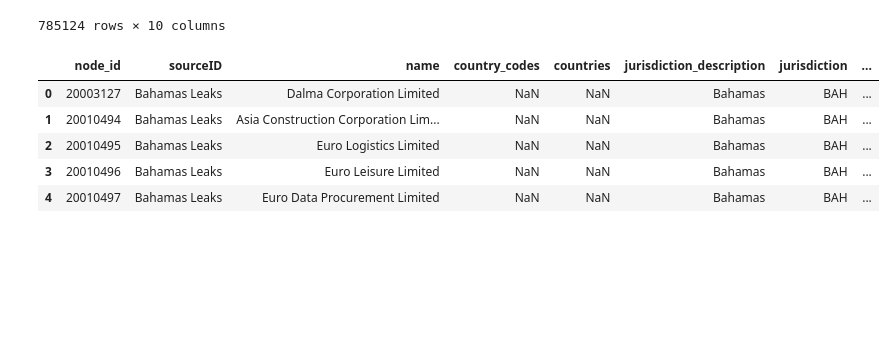
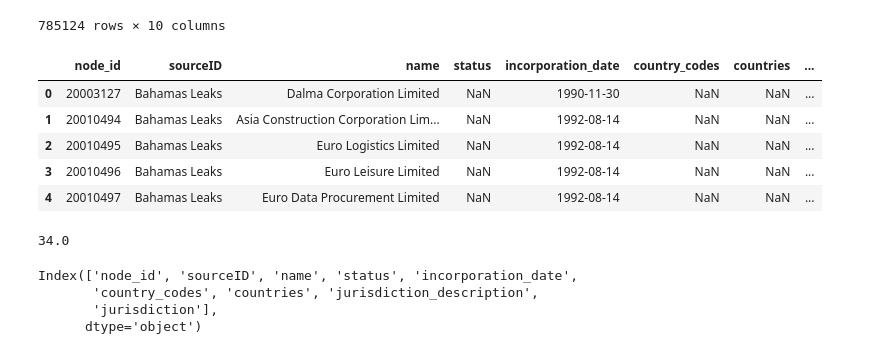
Before and after one commit to julielinx/icij_investigation, a Jupyter notebook: notebooks/07_entity_preprocessing.ipynb, the cells around one changed output. Cells and saved outputs as stored; diff of their text form; code cells hidden in the pictures; blank space fills up the shorter version.

```diff
--- a/notebooks/07_entity_preprocessing.ipynb
+++ b/notebooks/07_entity_preprocessing.ipynb
@@ -271,40 +296,48 @@ Index(['node_id', 'sourceID', 'name', 'country_codes', 'countries',
 # %%
 entity_df = pd.concat([bahamas_entity_raw, offshore_entity_raw, panama_entity_raw, paradise_entity_raw], ignore_index=True)
 entity_df.replace('nan', np.nan, inplace=True)
 entity_df['name'] = entity_df['name'].str.title()
 
 entity_df['status'] = entity_df['status'].str.lower()
 entity_df.loc[entity_df['status'].str.contains('liquidation', na=False), 'status'] = 'in liquidation'
 entity_df.loc[entity_df['status'].str.contains('liquidated', na=False), 'status'] = 'liquidated'
 entity_df.loc[entity_df['status'].str.contains('resigned', na=False), 'status'] = 'resigned agent'
 entity_df.loc[entity_df['status'].str.contains('sundry', na=False), 'status'] = 'sundry account'
 entity_df.loc[entity_df['status'].str.contains('dissolved', na=False), 'status'] = 'dissolved'
 entity_df.loc[entity_df['status'].str.contains('struck|defunct|deregistered', na=False), 'status'] = 'struck / defunct / deregistered'
 entity_df['status'] = entity_df['status'].str.title()
 
-
 entity_df.loc[
     (entity_df['incorporation_date'].str.contains('[A-Z]{3}', na=False)) & ((entity_df['incorporation_date'].str[-4:] > '2018') | (entity_df['incorporation_date'].str[-4:] < '1800')
                                                                            ), 'incorporation_date'] = np.nan
 entity_df['formatted_date'] = pd.to_datetime(entity_df.loc[entity_df['incorporation_date'].str.contains(',', na=False), 'incorporation_date'], format='%b %d, %Y')
 entity_df['formatted_date'] = pd.to_datetime(entity_df.loc[entity_df['incorporation_date'].str.contains('[A-Z]{3}', na=False), 'incorporation_date'], format='%d-%b-%Y')
 
-entity_df['country_codes'] = entity_df.loc[entity_df['country_codes'].notnull(), 'country_codes'].str.split(';').apply(lambda x: sorted(x))
-entity_df['countries'] = entity_df.loc[entity_df['countries'].notnull(), 'countries'].str.split(';').apply(lambda x: sorted(x))
-entity_df['jurisdiction_description'] = entity_df['jurisdiction_description'].str.title()
-entity_df.loc[entity_df['jurisdiction_description'].str.contains('Undetermined|Recorded in leaked files as "fund"'), 'jurisdiction_description'] = np.nan
-entity_df['jurisdiction'] = entity_df['jurisdiction']
-entity_df.loc[entity_df['jurisdiction'] == 'XXX', 'jurisdiction'] = np.nan
+entity_df['clean_co_codes'] = entity_df.loc[entity_df['country_codes'].notnull(), 'country_codes'].str.replace(';XXX|XXX;', '')
+entity_df['clean_co_codes'] = entity_df.loc[entity_df['clean_co_codes'].notnull(), 'clean_co_codes'].replace('XXX', np.nan)
+entity_df['clean_co_codes'] = entity_df.loc[entity_df['clean_co_codes'].notnull(), 'clean_co_codes'].str.split(';').apply(lambda x: sorted(x))
+entity_df['clean_co_codes'] = entity_df.loc[entity_df['clean_co_codes'].notnull(), 'clean_co_codes'].apply(', '.join)
 
-entity_df.drop(columns=['incorporation_date'], inplace=True)
-entity_df.rename(columns={'formatted_date':'incorporation_date'}, inplace=True)
+entity_df['clean_countries'] = entity_df.loc[entity_df['countries'].notnull(), 'countries'].str.replace(';Not identified|Not identified;', '')
+entity_df['clean_countries'] = entity_df.loc[entity_df['clean_countries'].notnull(), 'clean_countries'].replace('Not identified', np.nan)
+entity_df['clean_countries'] = entity_df.loc[entity_df['clean_countries'].notnull(), 'clean_countries'].str.split(';').apply(lambda x: sorted(x))
+entity_df['clean_countries'] = entity_df.loc[entity_df['clean_countries'].notnull(), 'clean_countries'].apply(' ,'.join)
 
+entity_df['clean_jurisdiction_desc'] = entity_df['jurisdiction_description'].str.title()
+entity_df.loc[entity_df['clean_jurisdiction_desc'].str.contains('Undetermined|Recorded in leaked files as "fund"'), 'clean_jurisdiction_desc'] = np.nan
+entity_df['clean_jurisdiction'] = entity_df['jurisdiction']
+entity_df.loc[entity_df['clean_jurisdiction'] == 'XXX', 'clean_jurisdiction'] = np.nan
+
+entity_df.drop(columns=['incorporation_date', 'country_codes', 'countries', 'jurisdiction', 'jurisdiction_description', 'service_provider'], inplace=True)
+entity_df.rename(columns={'formatted_date':'incorporation_date', 'clean_co_codes':'country_codes', 'clean_countries':'countries', 'clean_jurisdiction_desc':'jurisdiction_description', 'clean_jurisdiction':'jurisdiction'}, inplace=True)
+
+entity_df[[]]
 entity_df.head()
 # %% [output]
-|  | node_id | sourceID | name | country_codes | countries | jurisdiction_description | jurisdiction | ... |
-| 0 | 20003127 | Bahamas Leaks | Dalma Corporation Limited | NaN | NaN | Bahamas | BAH | ... |
-| 1 | 20010494 | Bahamas Leaks | Asia Construction Corporation Lim... | NaN | NaN | Bahamas | BAH | ... |
-| 2 | 20010495 | Bahamas Leaks | Euro Logistics Limited | NaN | NaN | Bahamas | BAH | ... |
-| 3 | 20010496 | Bahamas Leaks | Euro Leisure Limited | NaN | NaN | Bahamas | BAH | ... |
-| 4 | 20010497 | Bahamas Leaks | Euro Data Procurement Limited | NaN | NaN | Bahamas | BAH | ... |
+|  | node_id | sourceID | name | status | incorporation_date | country_codes | countries | ... |
+| 0 | 20003127 | Bahamas Leaks | Dalma Corporation Limited | NaN | 1990-11-30 | NaN | NaN | ... |
+| 1 | 20010494 | Bahamas Leaks | Asia Construction Corporation Lim... | NaN | 1992-08-14 | NaN | NaN | ... |
+| 2 | 20010495 | Bahamas Leaks | Euro Logistics Limited | NaN | 1992-08-14 | NaN | NaN | ... |
+| 3 | 20010496 | Bahamas Leaks | Euro Leisure Limited | NaN | 1992-08-14 | NaN | NaN | ... |
+| 4 | 20010497 | Bahamas Leaks | Euro Data Procurement Limited | NaN | 1992-08-14 | NaN | NaN | ... |
 # %%
@@ -311,0 +345,11 @@ entity_df.to_csv('../data/intermediate/entities.csv')
+# %%
+entity_df['jurisdiction_description'].str.len().max()
+# %% [output]
+34.0
+# %%
+entity_df.columns
+# %% [output]
+Index(['node_id', 'sourceID', 'name', 'status', 'incorporation_date',
+       'country_codes', 'countries', 'jurisdiction_description',
+       'jurisdiction'],
+      dtype='object')
```
Also changed, not shown: parts of 12 cells of this notebook, 9 other files.
